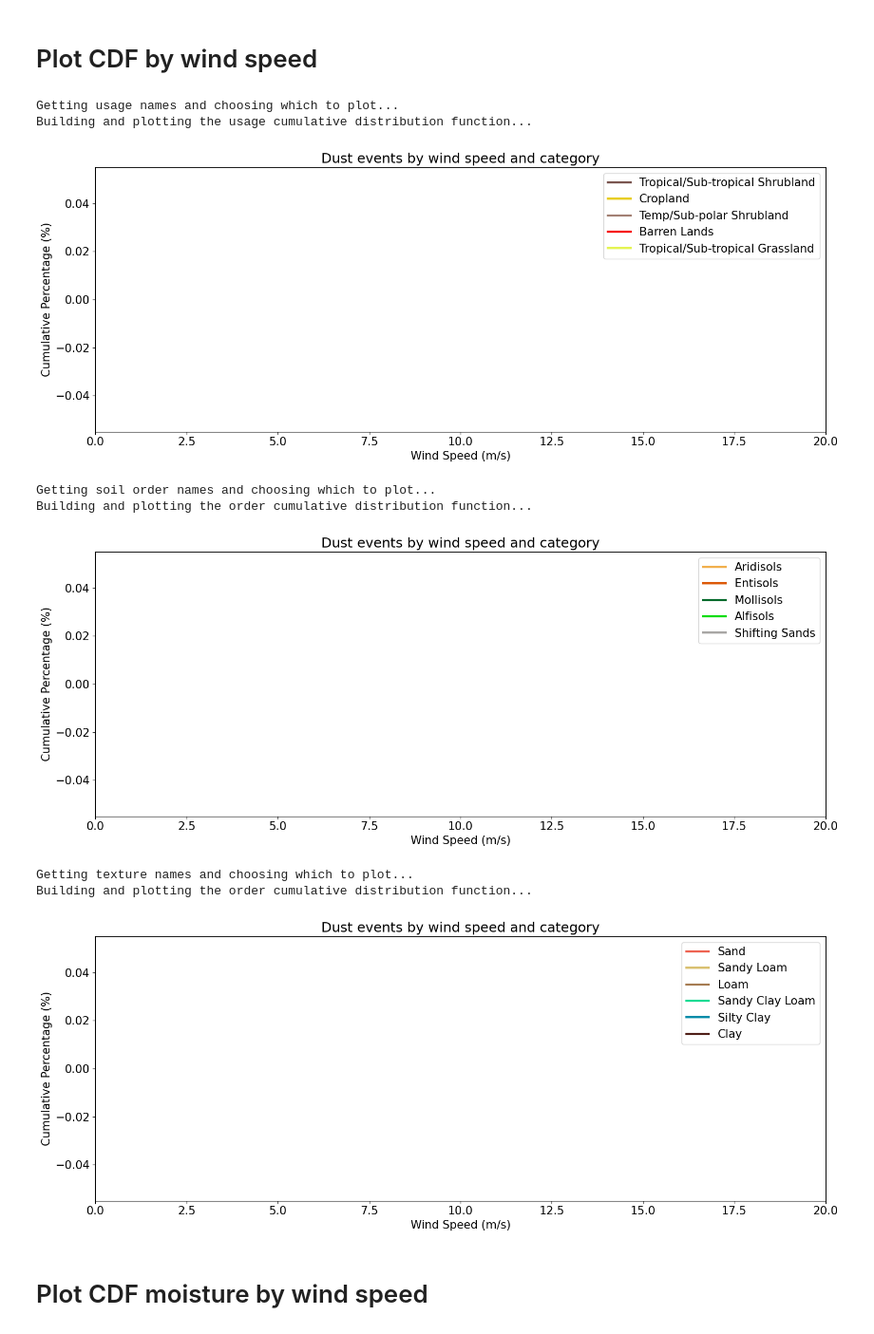
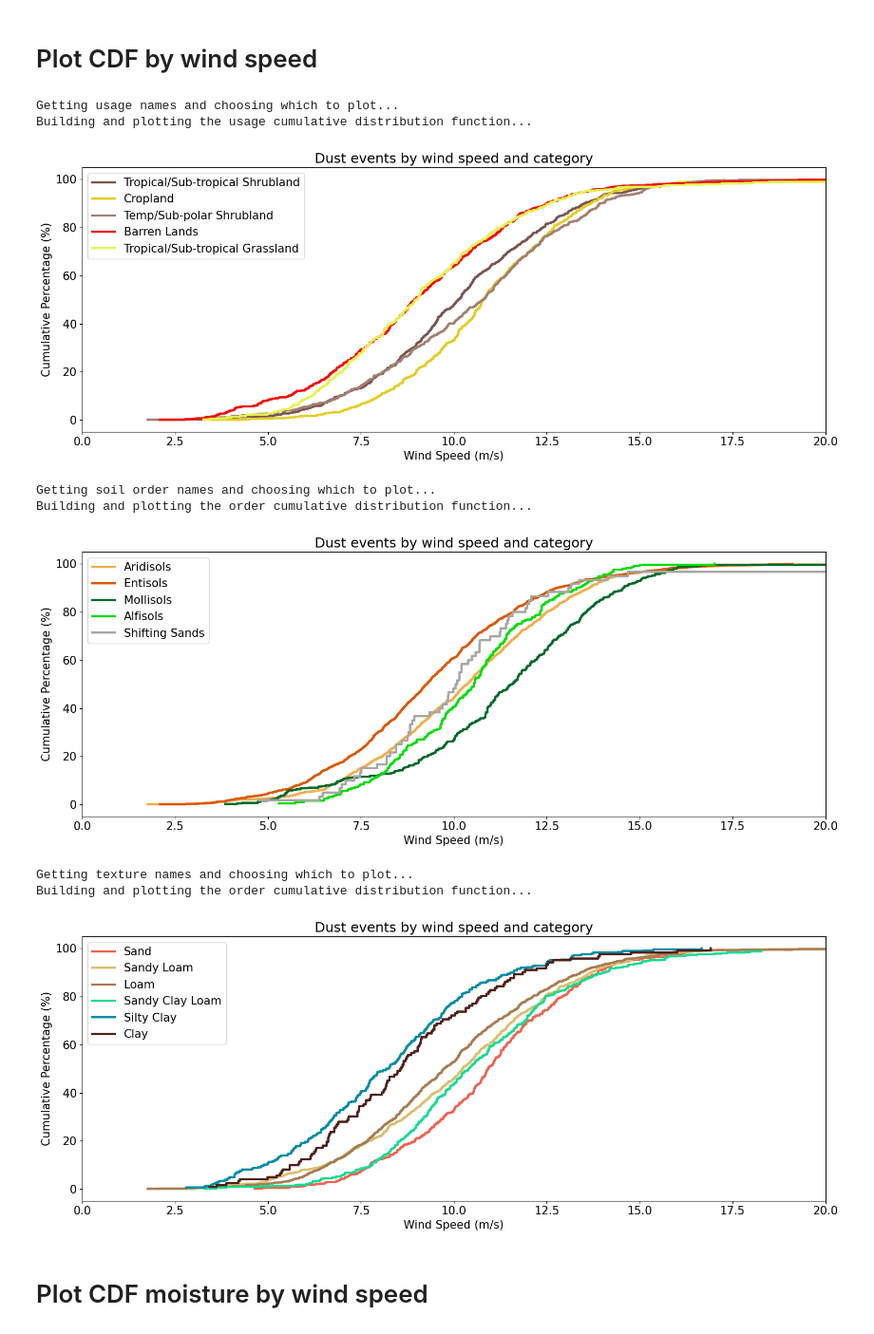
Before and after one commit to jesseturner/WLDAS_Analysis, a Jupyter notebook: ANALYSIS_cdf_plots.ipynb, the cells around one changed output. Shown at 95% size. Saved outputs shown, nothing was run; the diff lists cells and outputs as text; code cells hidden in the pictures.

```diff
--- a/ANALYSIS_cdf_plots.ipynb
+++ b/ANALYSIS_cdf_plots.ipynb
@@ -176,14 +176,14 @@ def usage_info_for_cdf(dust_df):
 
     return dust_df_sorted, column_name, selected_usages, colors
 # %%
-dust_df_sorted, column_name, selected_list, colors = usage_info_for_cdf(dust_df)
+dust_df_sorted, column_name, selected_list, colors = usage_ws_for_cdf(dust_df)
 plot_cdf(dust_df_sorted, column_name, selected_list, colors)
 # %% [output]
 Getting usage names and choosing which to plot...
 Building and plotting the usage cumulative distribution function...
-[figure, old version]
+[figure, new version]
 # %%
-def soil_order_info_for_cdf(dust_df):
+def soil_order_ws_for_cdf(dust_df):
     print("Getting soil order names and choosing which to plot...")
     soil_order_dict, category_colors = common_functions.get_soil_order_features()
     dust_df["soil_order_name"] = dust_df["soil_order"].map(soil_order_dict)
@@ -207,16 +207,17 @@ def soil_order_info_for_cdf(dust_df):
 
     return dust_df_sorted, column_name, selected_soil_orders, colors
 # %%
-dust_df_sorted, column_name, selected_list, colors = soil_order_info_for_cdf(dust_df)
+dust_df_sorted, column_name, selected_list, colors = soil_order_ws_for_cdf(dust_df)
 plot_cdf(dust_df_sorted, column_name, selected_list, colors)
 # %% [output]
 Getting soil order names and choosing which to plot...
 Building and plotting the order cumulative distribution function...
-[figure, old version]
+[figure, new version]
 # %%
-def texture_info_for_cdf(dust_df):
+def texture_ws_for_cdf(dust_df):
     print("Getting texture names and choosing which to plot...")
     soil_cmap, texture_colors, texture_dict = common_functions.get_texture_map_features()
+    dust_df["texture_name"] = dust_df["texture"].map(texture_dict)
     selected_texture_orders = ['Sand', 'Sandy Loam', 'Loam', 'Sandy Clay Loam', 'Silty Clay', 'Clay']
     dust_df_filtered = dust_df[dust_df["texture_name"].isin(selected_texture_orders)]
 
@@ -238,12 +239,12 @@ def texture_info_for_cdf(dust_df):
 
     return dust_df_sorted, column_name, selected_texture_orders, colors
 # %%
-dust_df_sorted, column_name, selected_list, colors = texture_info_for_cdf(dust_df)
+dust_df_sorted, column_name, selected_list, colors = texture_ws_for_cdf(dust_df)
 plot_cdf(dust_df_sorted, column_name, selected_list, colors)
 # %% [output]
 Getting texture names and choosing which to plot...
 Building and plotting the order cumulative distribution function...
-[figure, old version]
+[figure, new version]
 # %% [markdown]
 # Plot CDF moisture by wind speed
 # %%
```
Also changed, not shown: parts of 8 cells of this notebook, 1 other file.
